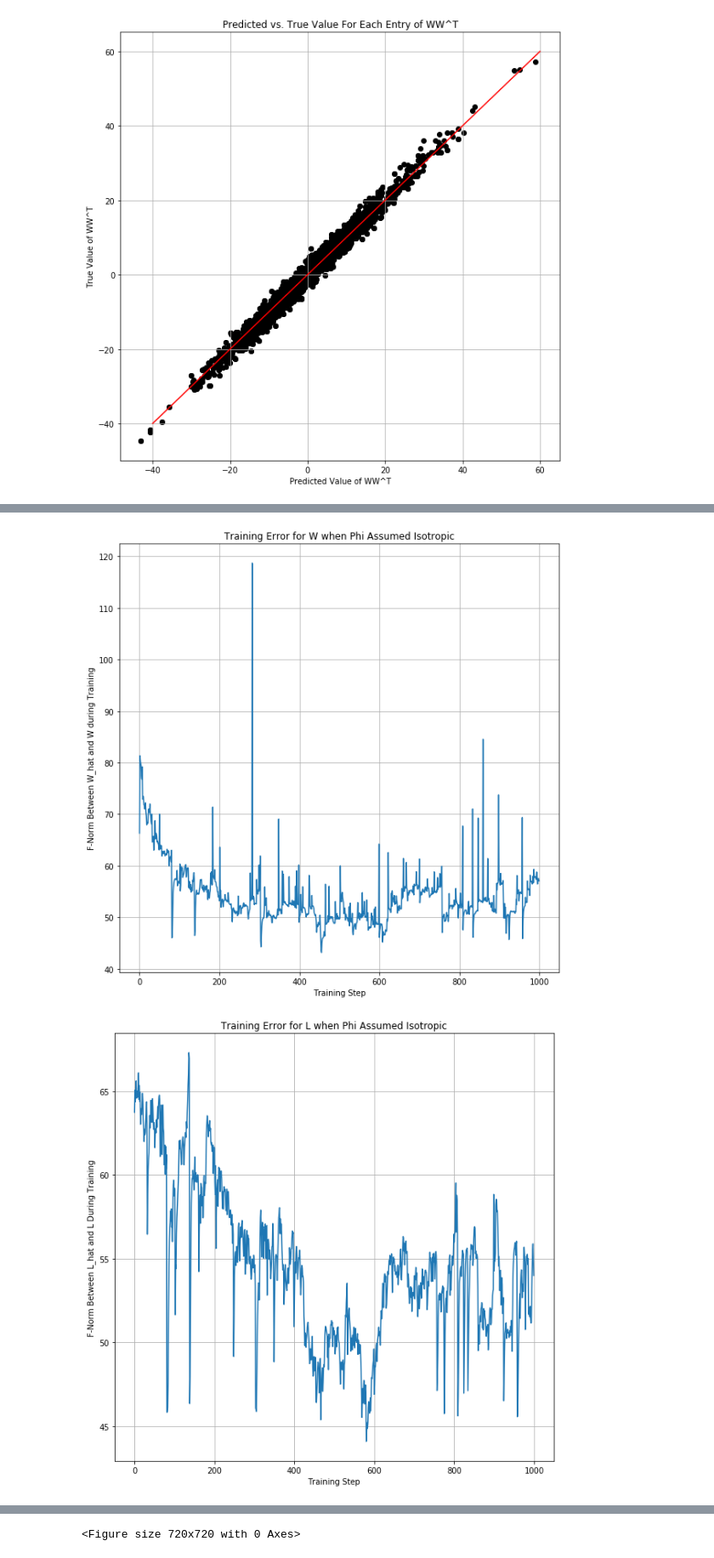
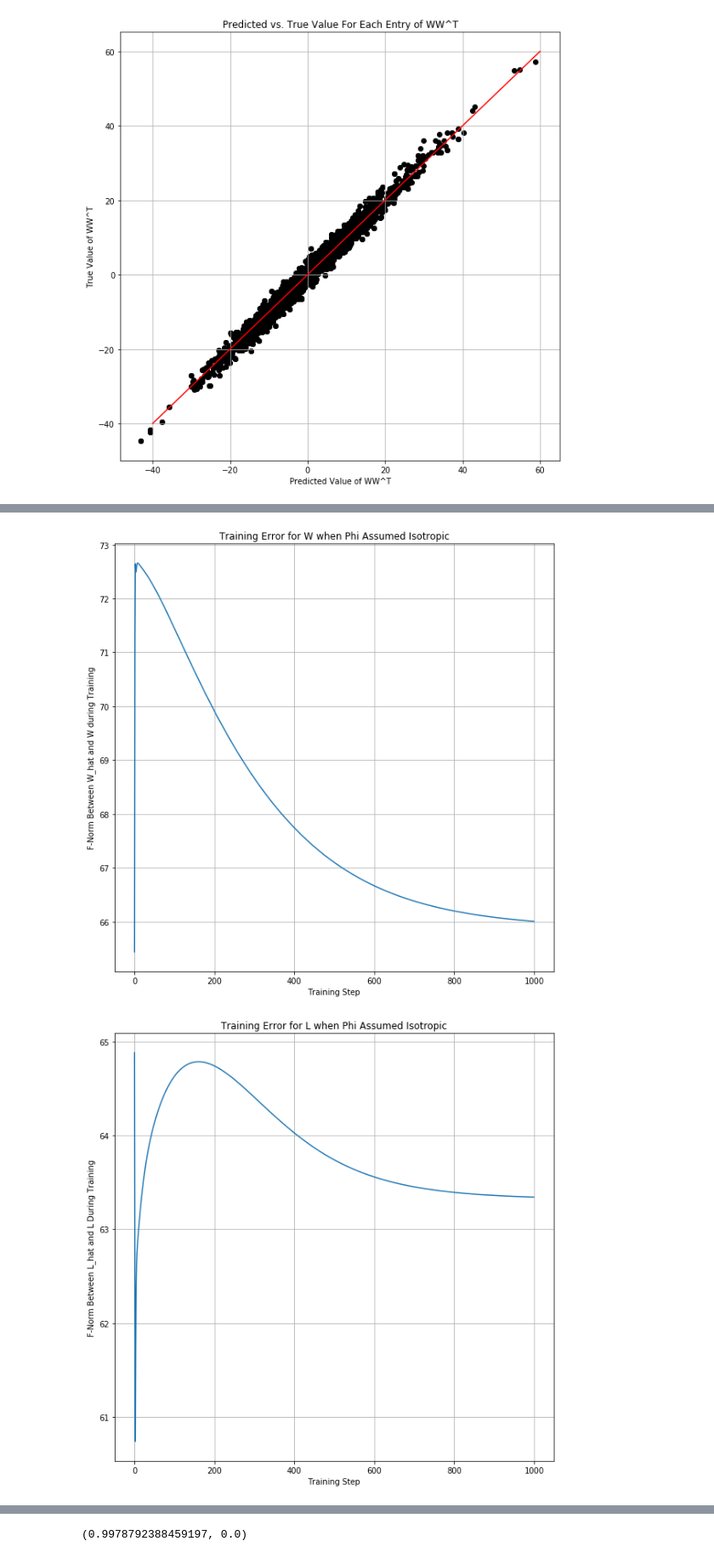
Before and after one commit to collinwa/MCFA, a Jupyter notebook: simulate_model.ipynb, the cells around one changed output, grey strips where cells are left out. Shown at 85% size. Saved outputs shown, nothing was run; the diff lists cells and outputs as text; code cells hidden in the pictures.

Commit message:
Additional validation of model fitting

```diff
--- a/simulate_model.ipynb
+++ b/simulate_model.ipynb
@@ -184,7 +184,7 @@ def M_step(zxT, zzT, xxT, zmu, xmu, y_i, Phi_model, L_model, W_model, N):
     new_Phi = 1 / N * torch.sum(y_i_batched @ y_i_batched.permute(0, 2, 1) + \
                                 L_model @ xxT @ L_model.T + \
                                 W_model @ zzT @ W_model.T + \
-                                L_model @ zxT.permute(0, 2, 1) @ W_model.T + \
+                                2 * L_model @ zxT.permute(0, 2, 1) @ W_model.T + \
                                 -2 * y_i_batched @ zmu.permute(0, 2, 1) @ W_model.T + \
                                 -2 * y_i_batched @ xmu.permute(0, 2, 1) @ L_model.T, axis=0)
 
@@ -579,9 +571,7 @@ d = 5  # latent variable z dimension
 y_dims = torch.tensor([20, 30, 50])  # dimensions of each dataset
 x_dims = torch.tensor([4, 5, 6])  # dimensions of private structure for each dataset
 plt.rcParams['figure.figsize'] = (10, 10)
-
 steps = 1000  # EM steps to run
-W_model, L_model, Phi_model = initialize_model(y_dims, x_dims, datasets)
 eps = 1e-6  # stop training when the F-norm b/w current/prev update is too small
 
 # generate ground truth parameters
@@ -598,6 +588,8 @@ print('-----------------------------------')
 print('y_concat transpose shape: {}'.format(y_concat_T.shape))
 print('y_concat shape: {}'.format(y_concat.shape))
 print('-----------------------------------')
+
+W_model, L_model, Phi_model = initialize_model(y_dims, x_dims, datasets)
 
 # ground truth (GT) values
 W_GT = torch.cat(all_Ws, axis=0)
@@ -662,6 +654,7 @@ for i in range(steps):
     # debugging
     if (i % 100 == 0):
         print("{}/{}: (W-WGT)_F: {} (L-LGT)_F: {} (Phi-PhiGT)_F: {}".format(i, steps, W_norm, L_norm, Phi_norm))
+        print("{}/{}: (Wtprime-Wt)_F: {} (Ltprime-Lt)_F: {} (Phi_tprime-Phi_t)_F: {}".format(i, steps, W_diff, L_diff, Phi_diff))
 
 W_norm = torch.norm(W_GT - W_model).item()
 L_norm = torch.norm(L_GT - L_model).item()
@@ -674,7 +667,7 @@ plt.grid()
 plt.ylabel('F-Norm Between W_hat and W during Training')
 plt.xlabel('Training Step')
 plt.title('Training Error for W when Phi Assumed Isotropic')
-plt.savefig('./phi_isotropic_W_update.png')
+plt.savefig('./phi_diag_W_update.png')
 plt.show()
 plt.clf()
 
@@ -683,7 +676,7 @@ plt.grid()
 plt.ylabel('F-Norm Between L_hat and L During Training')
 plt.xlabel('Training Step')
 plt.title('Training Error for L when Phi Assumed Isotropic')
-plt.savefig('./phi_isotropic_L_update.png')
+plt.savefig('./phi_diag_L_update.png')
 plt.show()
 plt.clf()
 
@@ -692,7 +685,48 @@ plt.grid()
 plt.ylabel('F-Norm Between Phi_hat and Phi During Training')
 plt.xlabel('Training Step')
 plt.title('Training Error for Phi when Phi Assumed Isotropic')
-plt.savefig('./phi_isotropic_Phi_update.png')
+plt.savefig('./phi_diag_Phi_update.png')
 plt.show()
 plt.clf()
+
+
+# plot predictions for rotationally invariant quantities
+
+WWT_GT = W_GT @ W_GT.T
+WWT_GT = WWT_GT.reshape(-1).numpy()
+WWT_pred = W_model @ W_model.T
+WWT_pred = WWT_pred.reshape(-1).numpy()
+
+
+LLT_GT = L_GT @ L_GT.T
+LLT_GT = LLT_GT.reshape(-1).numpy()
+LLT_pred = L_model @ L_model.T
+LLT_pred = LLT_pred.reshape(-1).numpy()
+
+
+x = np.linspace(-40, 60, 100)
+y = x
+plt.scatter(LLT_pred, LLT_GT, color='black')
+plt.plot(x, y, color='red')
+plt.title("Predicted vs. True Value For Each Entry of LL^T")
+plt.grid()
+plt.ylabel('True Value of LL^T')
+plt.xlabel('Predicted Value of LL^T')
+plt.savefig('./LLT_pred_vs_true.png')
+plt.show()
+
+print(pearsonr(LLT_GT, LLT_pred))
+
+x = np.linspace(-40, 60, 100)
+y = x
+plt.scatter(WWT_pred, WWT_GT, color='black')
+plt.plot(x, y, color='red')
+plt.title("Predicted vs. True Value For Each Entry of WW^T")
+plt.grid()
+plt.ylabel('True Value of WW^T')
+plt.xlabel('Predicted Value of WW^T')
+plt.savefig('./WWT_pred_vs_true.png')
+
+plt.show()
+print(pearsonr(WWT_GT, WWT_pred))
 # %% [output]
@@ -721,2 +765,2 @@ Steps: 999 (W-WGT)_F: 57.05587387084961 (L-LGT)_F: 54.791133880615234 (Phi-PhiGT
-[figure, old version]
+[figure, new version]
-[figure, old version]
+[figure, new version]
@@ -724 +769 @@ Steps: 999 (W-WGT)_F: 57.05587387084961 (L-LGT)_F: 54.791133880615234 (Phi-PhiGT
-<Figure size 720x720 with 0 Axes>
+(0.9978792388459197, 0.0)
```
Also changed, not shown: parts of 3 cells of this notebook.
